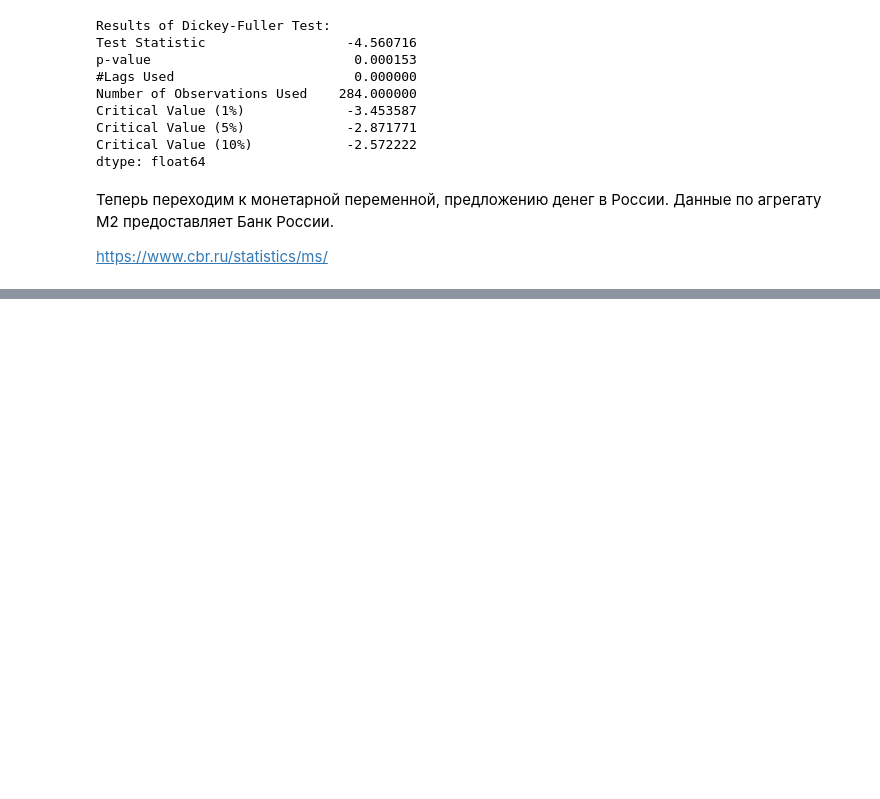
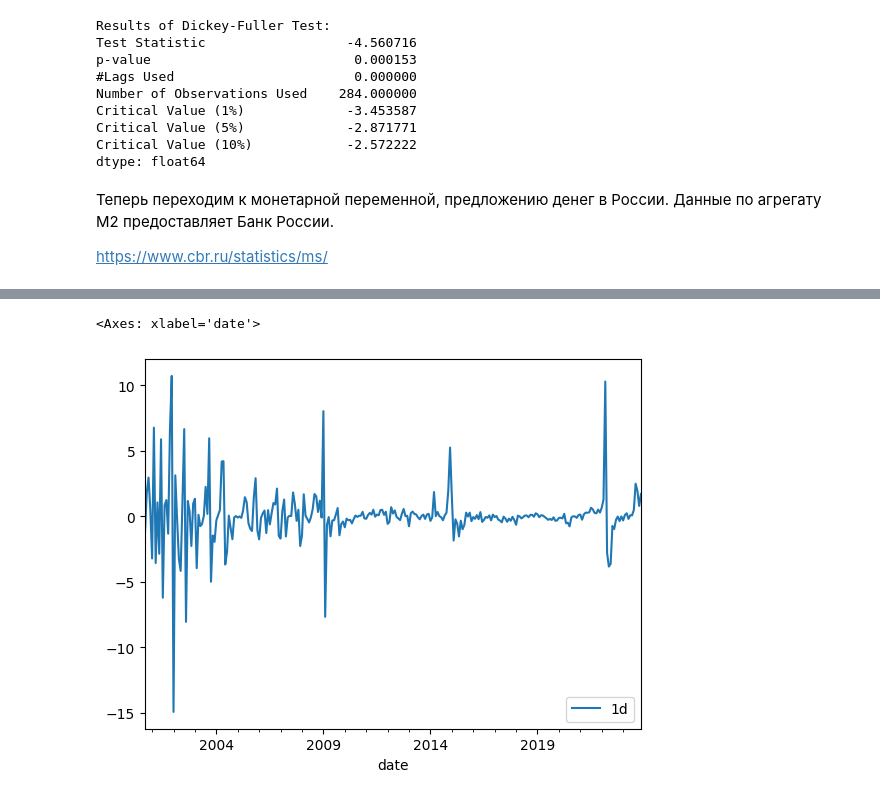
Before and after one commit to bborisggg/hw_econometrics, a Jupyter notebook: hw_econometrics.ipynb, the cells around one changed output, grey strips where cells are left out. Cells and saved outputs as stored; diff of their text form; code cells hidden in the pictures; blank space fills up the shorter version.

```diff
--- a/hw_econometrics.ipynb
+++ b/hw_econometrics.ipynb
@@ -169,0 +199,6 @@ dtype: float64
+# %%
+ir = ir.diff().iloc[1:]
+ir.plot()
+# %% [output]
+<Axes: xlabel='date'>
+[figure, added]
```
Also changed, not shown: parts of 18 cells of this notebook.
